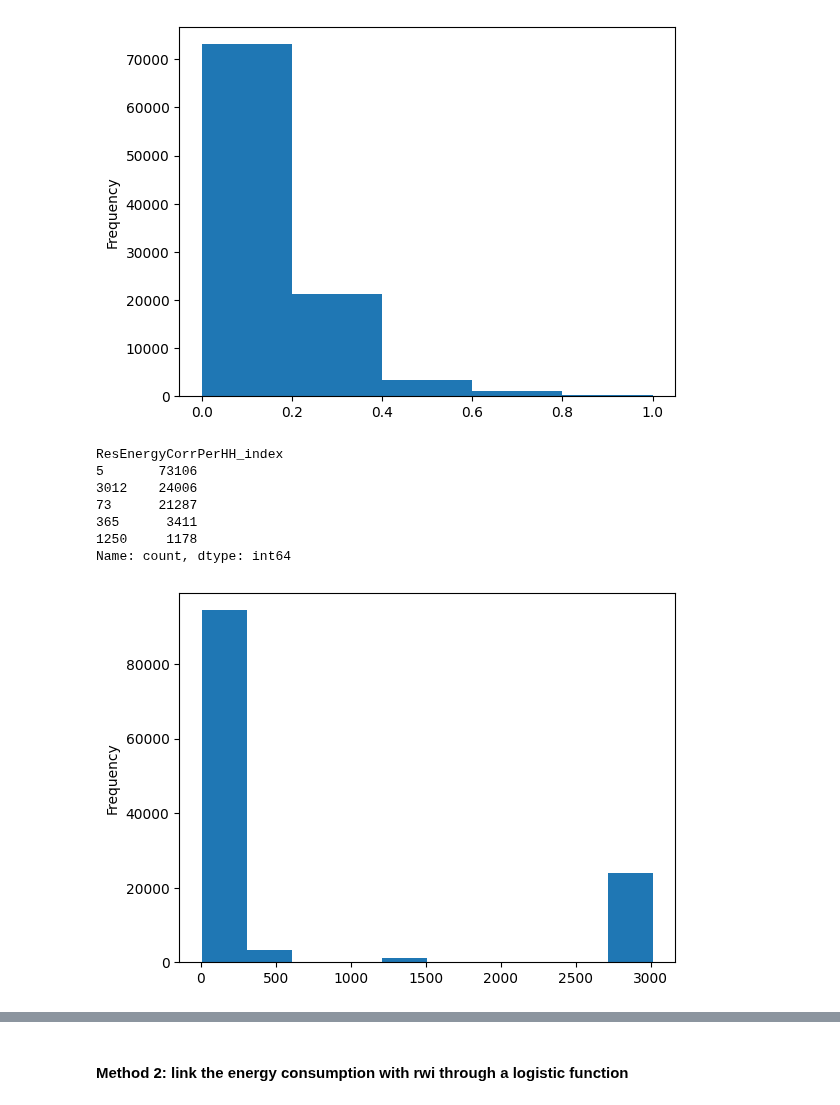
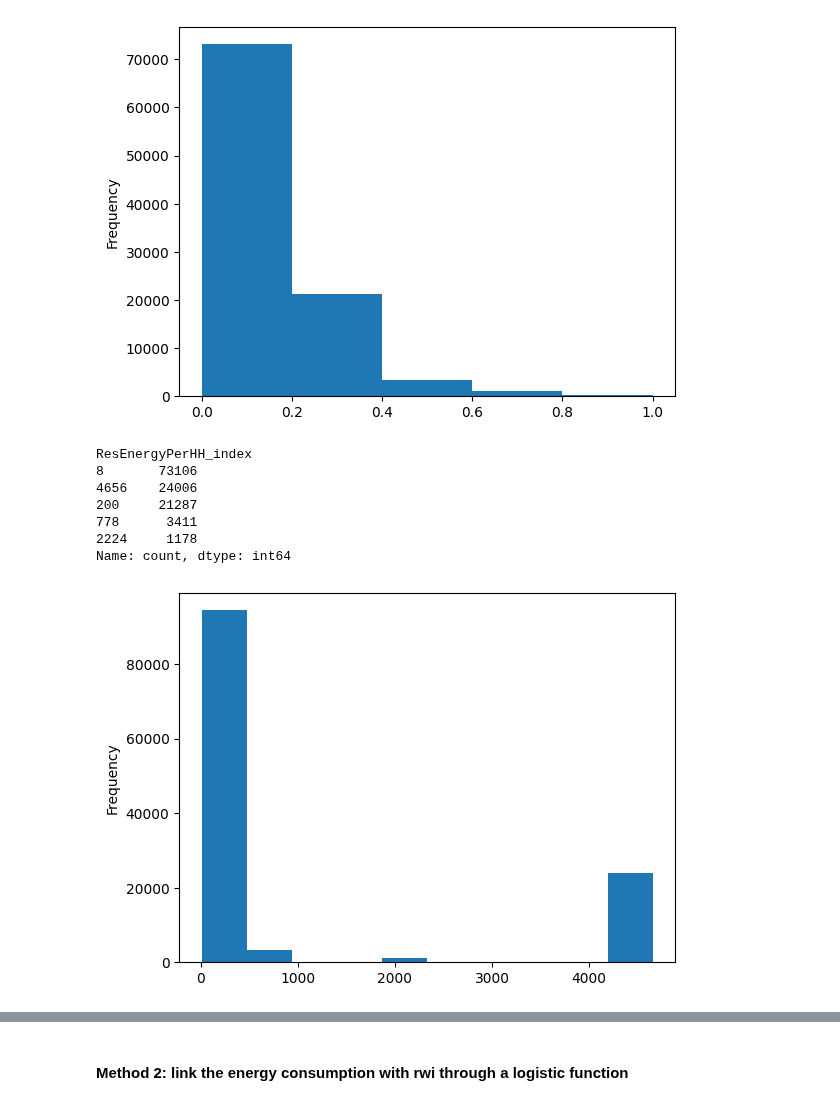
Before and after one commit to ariane-millot/EDeMOS, a Jupyter notebook: Residential/BuildingDemandMethod1_Simplified.ipynb, the cells around one changed output, grey strips where cells are left out. Cells and saved outputs as stored; diff of their text form; code cells hidden in the pictures.

```diff
--- a/Residential/BuildingDemandMethod1_Simplified.ipynb
+++ b/Residential/BuildingDemandMethod1_Simplified.ipynb
@@ -497,12 +500,12 @@ print(HHenergycons)
 # %% [markdown]
 ##### Index only based on rwi
 # %%
-# Method 1: allocate directly rwi to energy consumption
+# Method 1.1: allocate directly rwi to energy consumption
 grid['rwi'].plot.hist(bins=5)
 plt.show()
 thresholds_rwi = (grid['rwi'].max()-grid['rwi'].min())/5*np.arange(5)+grid['rwi'].min()
 table_rwi = list(zip(thresholds_rwi, thresholds_energy))
 print(table_rwi)
-grid['ResEnergyCorrPerHH_rwi'] = grid['rwi'].apply(lambda rwi: index_to_energy(rwi,table_rwi))
+grid['ResEnergyPerHH_rwi'] = grid['rwi'].apply(lambda rwi: index_to_energy(rwi,table_rwi))
 # %% [output]
 [figure]
@@ -545,18 +548,18 @@ plt.show()
 [figure]
 # %%
 # allocate the energy consumption tier to the index
-grid['ResEnergyCorrPerHH_index'] = grid['index'].apply(lambda index: index_to_energy(index,table_index))
-grid['ResEnergyCorrPerHH_index'].plot.hist()
-print(grid['ResEnergyCorrPerHH_index'].value_counts())
+grid['ResEnergyPerHH_index'] = grid['index'].apply(lambda index: index_to_energy(index,table_index))
+grid['ResEnergyPerHH_index'].plot.hist()
+print(grid['ResEnergyPerHH_index'].value_counts())
 plt.show()
 # %% [output]
-ResEnergyCorrPerHH_index
-5       73106
-3012    24006
-73      21287
-365      3411
-1250     1178
+ResEnergyPerHH_index
+8       73106
+4656    24006
+200     21287
+778      3411
+2224     1178
 Name: count, dtype: int64
-[figure, old version]
+[figure, new version]
 # %%
 # Assess the shares of tier
```
Also changed, not shown: parts of 28 cells of this notebook.
